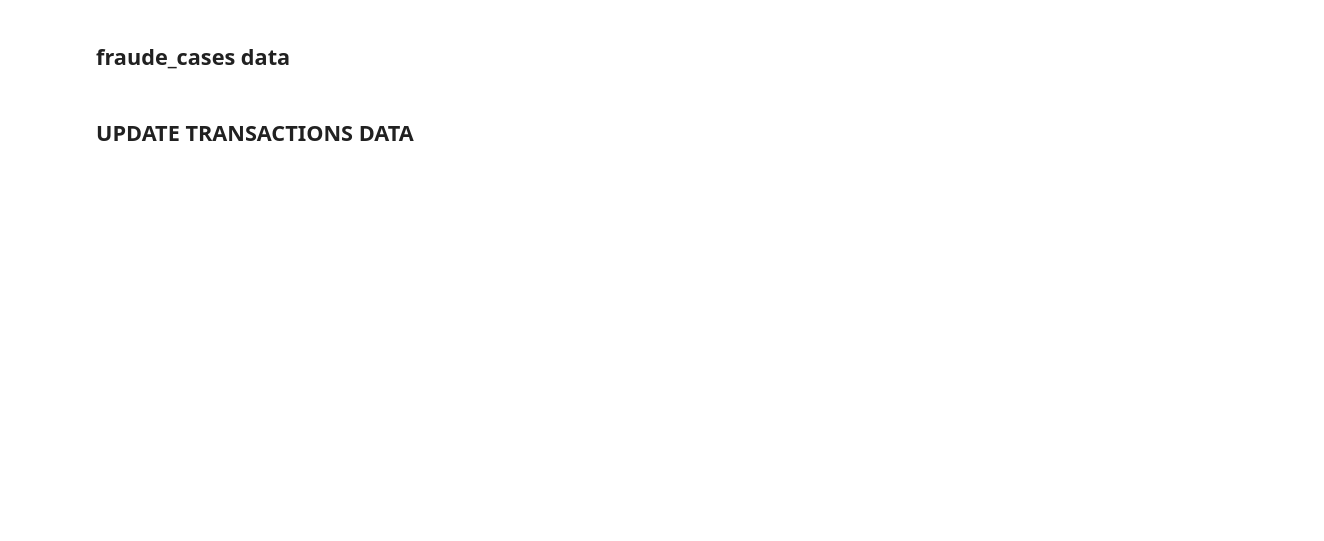
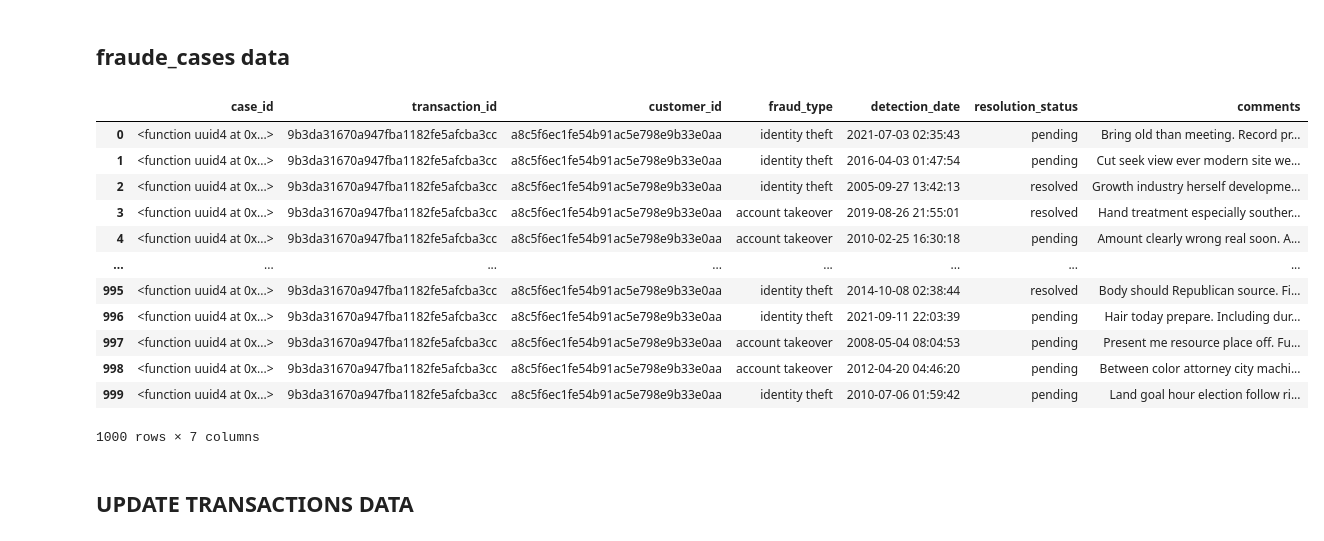
Before and after one commit to Anaaurelle237/AI_Summer_projet_8, a Jupyter notebook: notebooks/create_table.ipynb, the cells around one changed output. Cells and saved outputs as stored; diff of their text form; code cells hidden in the pictures; blank space fills up the shorter version.

Commit message:
correction de la colonne email dans la table customer, ajout de la propriete index pour eviter l'ajout d'une colonne dans les tables  et ajout des tables fraude et regions

```diff
--- a/notebooks/create_table.ipynb
+++ b/notebooks/create_table.ipynb
@@ -78,7 +148,7 @@ for i in tqdm(range(10000)):
     first_name = faker.first_name()
     last_name = faker.last_name()
     domain = faker.domain_name()
-    email = f"{first_name.upper}.{last_name.upper}@{domain}"
+    email = f"{first_name.upper()}.{last_name.upper()}@{domain}"
     phone_number = cam_phone_number
     registration_date = faker.date_between(start_date, end_date)
     date_of_birth = faker.date_of_birth(minimum_age=30, maximum_age=75)
@@ -188,7 +280,7 @@ devices.to_csv('../Data/Train/devices.csv')
 ## Transaction data
 # %%
 transaction_list=[]
-customer_id_list = customer_df["customer_id"]
+customer_id_list = customer_df["customer_id"].tolist()
 
 
 for i in tqdm(range(100000)):
@@ -198,7 +290,7 @@ for i in tqdm(range(100000)):
     amount = uniform(100, 10000000)
     transaction_date = faker.date_between(start_date, end_date)
     location = faker.address()
-    device_id = random.choice(devices["device_id"])
+    device_id = random.choice(devices["device_id"].tolist())
     status = random.choice(["échouée", "réussie"])
     is_fraud = random.choice([0,1])
 
@@ -402,2 +551,65 @@ alerts.to_csv('../Data/Train/alerts.csv')
 # %% [markdown]
 ## fraude_cases data
+# %%
+def create_id():
+    return uuid4
+
+def fraud_type():
+    return random.choice(["identity theft", "account takeover"])
+# %%
+def create_fraud_cases_table(length=1000):
+
+    fraud_cases=pd.DataFrame()
+
+    case_id_list=[]
+    transaction_id_list=transaction_df["transaction_id"].tolist()
+    customer_id_list=customer_df["customer_id"].tolist()
+    fraud_type_list=[]
+    detection_date_list=[]
+    resolution_status_list=[]
+    comments_list=[]
+
+
+    for i in tqdm(range(length)):
+        case_id= create_id()
+        transaction_id= random.choice(transaction_id_list)
+        customer_id= random.choice(customer_id_list)
+        fraude_type= fraud_type()
+        detection_date= faker.date_time_between(start_date, end_date)
+        resolution_status= random.choice(["pending", "resolved"])
+        comments= faker.text(max_nb_chars= 500)
+
+
+        case_id_list.append(case_id)
+        fraud_type_list.append(fraude_type)
+        detection_date_list.append(detection_date)
+        resolution_status_list.append(resolution_status)
+        comments_list.append(comments)
+
+
+    fraud_cases["case_id"]=case_id_list
+    fraud_cases["transaction_id"]=transaction_id
+    fraud_cases["customer_id"]=customer_id
+    fraud_cases["fraud_type"]=fraud_type_list
+    fraud_cases["detection_date"]=detection_date_list
+    fraud_cases["resolution_status"]=resolution_status_list
+    fraud_cases["comments"]=comments_list
+
+    return fraud_cases
+
+fraud_cases= create_fraud_cases_table()
+fraud_cases
+# %% [output]
+|  | case_id | transaction_id | customer_id | fraud_type | detection_date | resolution_status | comments |
+| 0 | <function uuid4 at 0x...> | 9b3da31670a947fba1182fe5afcba3cc | a8c5f6ec1fe54b91ac5e798e9b33e0aa | identity theft | 2021-07-03 02:35:43 | pending | Bring old than meeting. Record pr... |
+| 1 | <function uuid4 at 0x...> | 9b3da31670a947fba1182fe5afcba3cc | a8c5f6ec1fe54b91ac5e798e9b33e0aa | identity theft | 2016-04-03 01:47:54 | pending | Cut seek view ever modern site we... |
+| 2 | <function uuid4 at 0x...> | 9b3da31670a947fba1182fe5afcba3cc | a8c5f6ec1fe54b91ac5e798e9b33e0aa | identity theft | 2005-09-27 13:42:13 | resolved | Growth industry herself developme... |
+| 3 | <function uuid4 at 0x...> | 9b3da31670a947fba1182fe5afcba3cc | a8c5f6ec1fe54b91ac5e798e9b33e0aa | account takeover | 2019-08-26 21:55:01 | resolved | Hand treatment especially souther... |
+| 4 | <function uuid4 at 0x...> | 9b3da31670a947fba1182fe5afcba3cc | a8c5f6ec1fe54b91ac5e798e9b33e0aa | account takeover | 2010-02-25 16:30:18 | pending | Amount clearly wrong real soon. A... |
+| ... | ... | ... | ... | ... | ... | ... | ... |
+| 995 | <function uuid4 at 0x...> | 9b3da31670a947fba1182fe5afcba3cc | a8c5f6ec1fe54b91ac5e798e9b33e0aa | identity theft | 2014-10-08 02:38:44 | resolved | Body should Republican source. Fi... |
+| 996 | <function uuid4 at 0x...> | 9b3da31670a947fba1182fe5afcba3cc | a8c5f6ec1fe54b91ac5e798e9b33e0aa | identity theft | 2021-09-11 22:03:39 | pending | Hair today prepare. Including dur... |
+| 997 | <function uuid4 at 0x...> | 9b3da31670a947fba1182fe5afcba3cc | a8c5f6ec1fe54b91ac5e798e9b33e0aa | account takeover | 2008-05-04 08:04:53 | pending | Present me resource place off. Fu... |
+| 998 | <function uuid4 at 0x...> | 9b3da31670a947fba1182fe5afcba3cc | a8c5f6ec1fe54b91ac5e798e9b33e0aa | account takeover | 2012-04-20 04:46:20 | pending | Between color attorney city machi... |
+| 999 | <function uuid4 at 0x...> | 9b3da31670a947fba1182fe5afcba3cc | a8c5f6ec1fe54b91ac5e798e9b33e0aa | identity theft | 2010-07-06 01:59:42 | pending | Land goal hour election follow ri... |
+1000 rows × 7 columns
```
Also changed, not shown: parts of 19 cells of this notebook, 1 other file.
